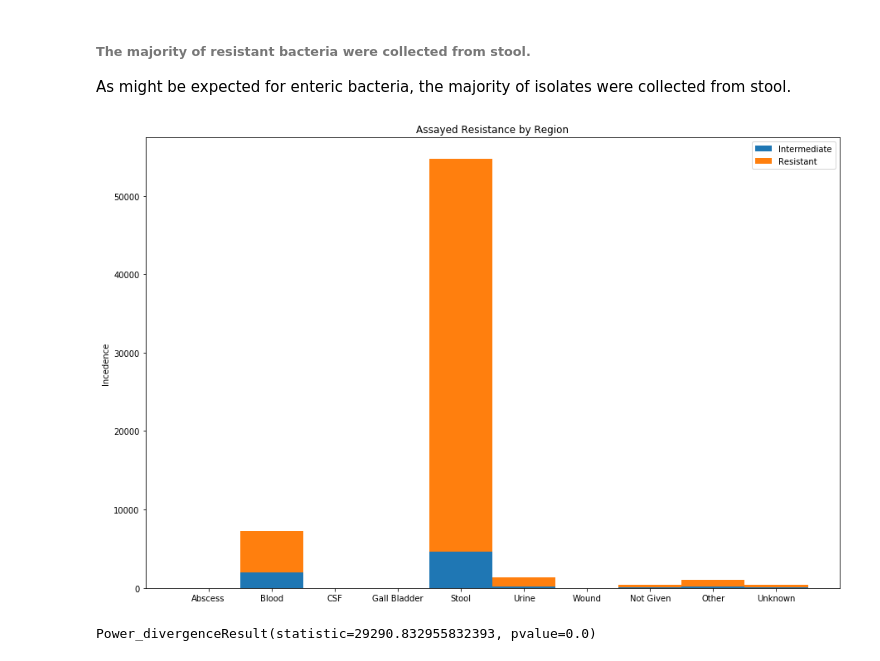
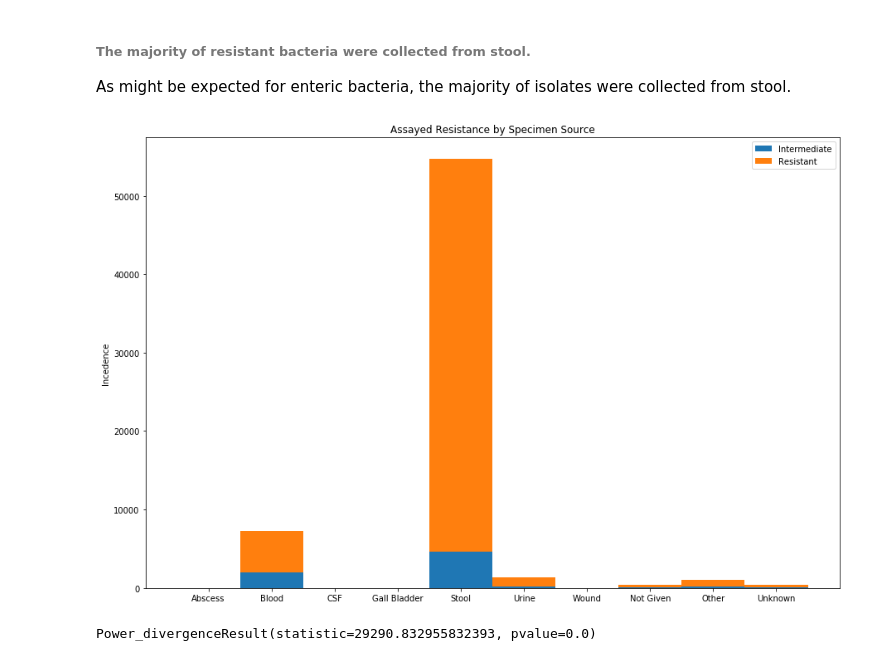
Before and after one commit to Rich-Gorham-Thinkful-Data-Science/ds-prep-capstone, a Jupyter notebook: NARMS_Analysis.ipynb, the cells around one changed output. Saved outputs shown, nothing was run; the diff lists cells and outputs as text; code cells hidden in the pictures.

```diff
--- a/NARMS_Analysis.ipynb
+++ b/NARMS_Analysis.ipynb
@@ -424,20 +424,20 @@ As might be expected for enteric bacteria, the majority of isolates were collect
 # %%
 series_2_All_source = rl.resistance_level(df, pop).get('series_2_All_source')
 plt.figure(figsize=(15,10))
 width = 1.0      # the width of the bars: can also be len(x) sequence
 N = len(series_2_All_source)
 ind = np.arange(N)
 p5 = plt.bar(ind, series_2_All_source['sum_I'], width)
 p6 = plt.bar(ind, series_2_All_source['sum_R'], width, \
              bottom = series_2_All_source['sum_I'])
 plt.ylabel('Incedence')
-plt.title('Assayed Resistance by Region')
+plt.title('Assayed Resistance by Specimen Source')
 plt.xticks(ind, ('Abscess', 'Blood', 'CSF', 'Gall Bladder', 'Stool',\
                  'Urine', 'Wound', 'Not Given', 'Other', 'Unknown'))
 plt.legend((p5[0], p6[0]), ('Intermediate', 'Resistant'))
 plt.show()
 # %% [output]
-[figure, old version]
+[figure, new version]
 # %%
 stats.chisquare(series_2_All_source['sum_I'])
 # %% [output]
```
Also changed, not shown: parts of 1 cell of this notebook, 4 other files.
